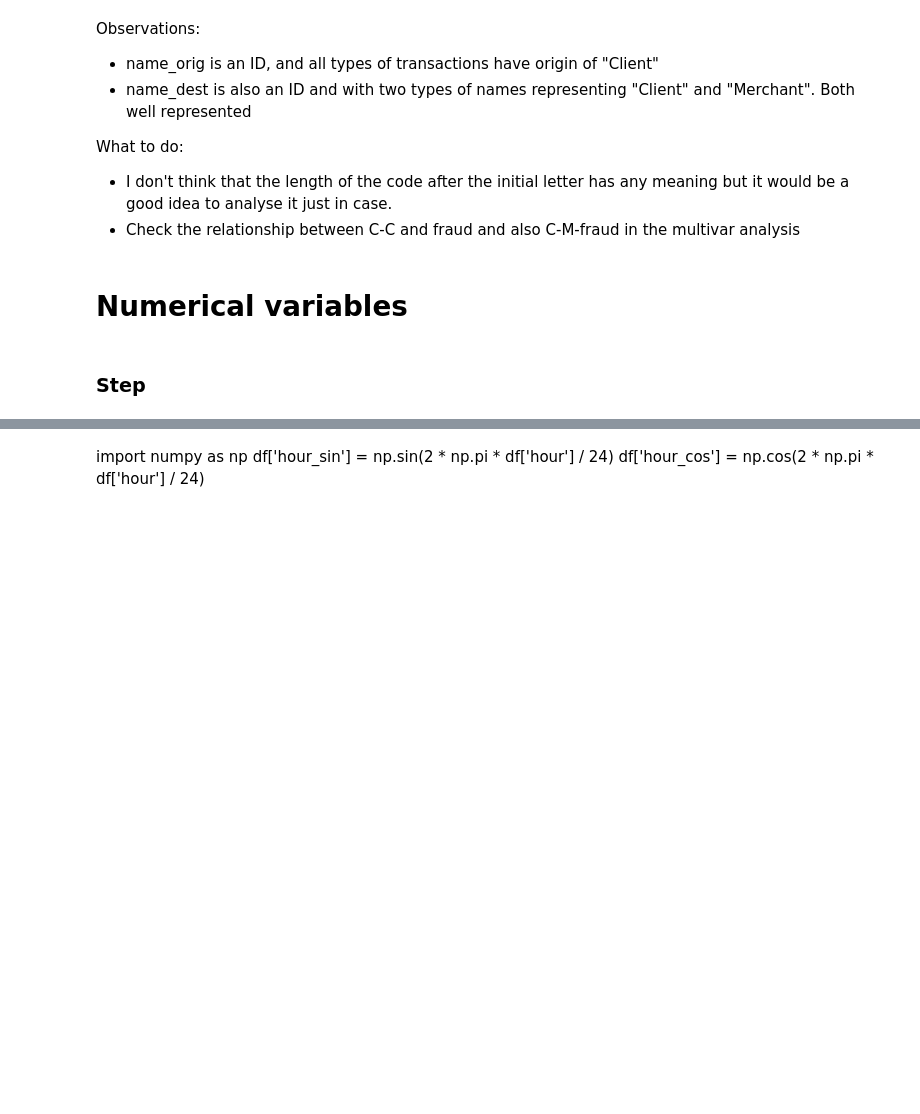
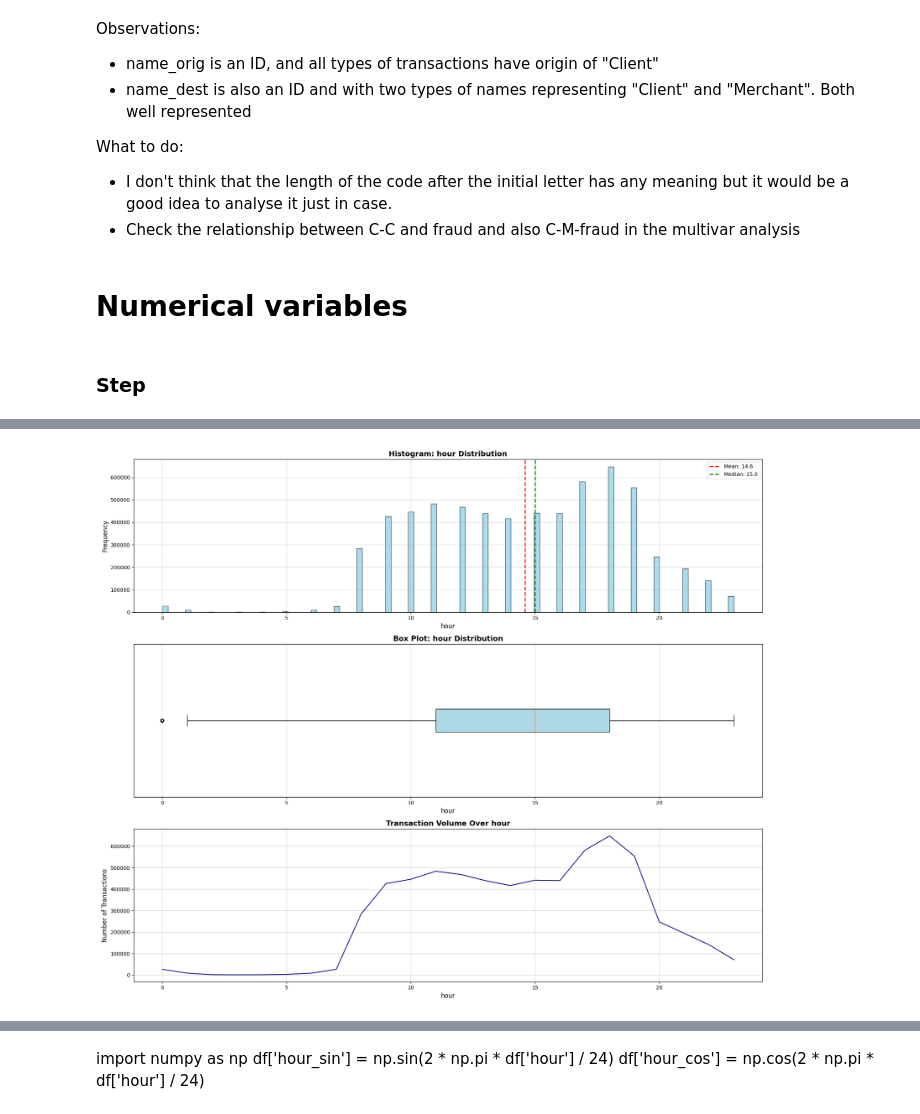
Before and after one commit to amaldu/fraud_detection, a Jupyter notebook: notebooks/01_univar_analysis.ipynb, the cells around one changed output, grey strips where cells are left out. Saved outputs shown, nothing was run; the diff lists cells and outputs as text; code cells hidden in the pictures; blank space fills up the shorter version.

```diff
--- a/notebooks/01_univar_analysis.ipynb
+++ b/notebooks/01_univar_analysis.ipynb
@@ -306,0 +401,4 @@ plt.show()
+# %%
+numerical_plots(step_temp["hour"])
+# %% [output]
+[figure, added]
```
Also changed, not shown: parts of 31 cells of this notebook.
